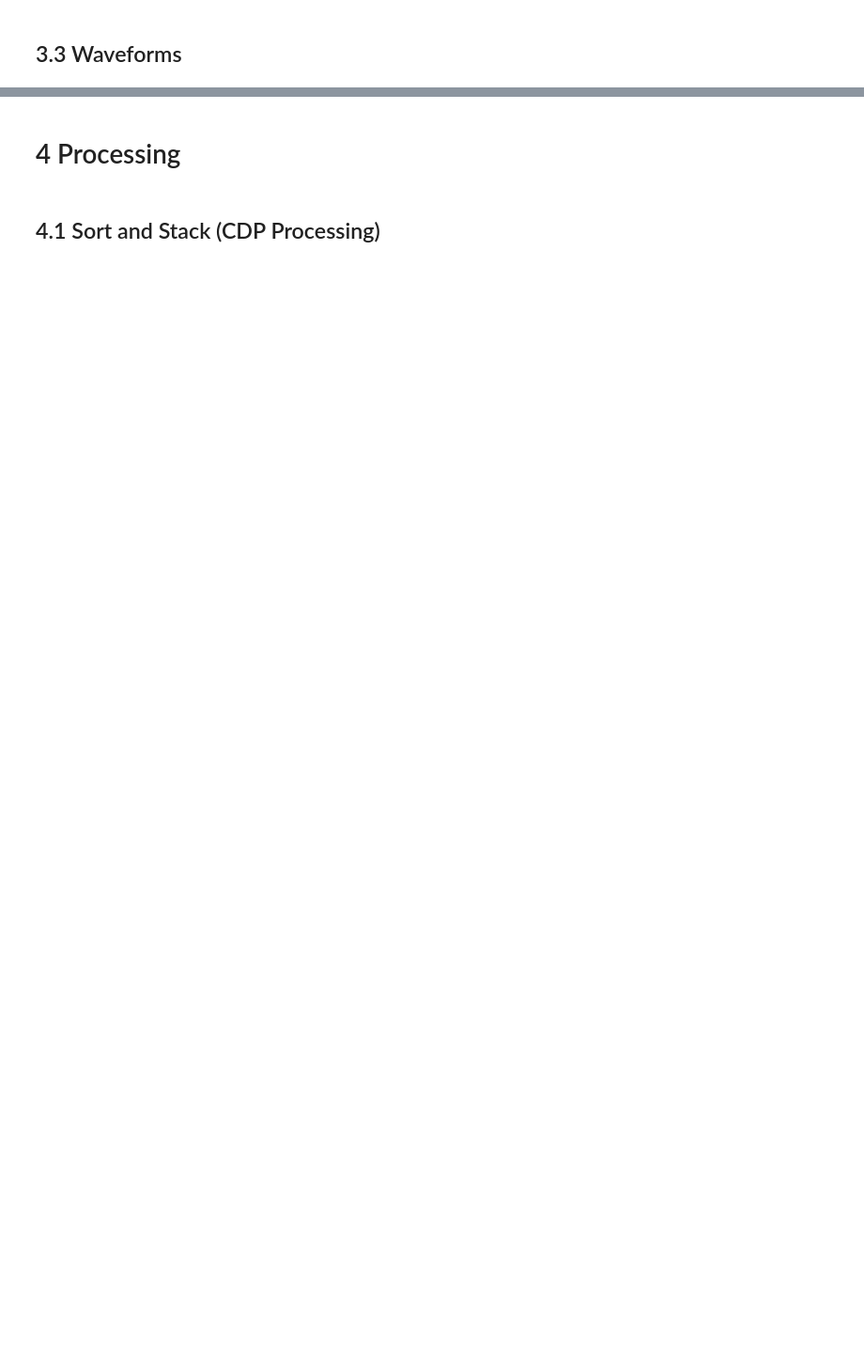
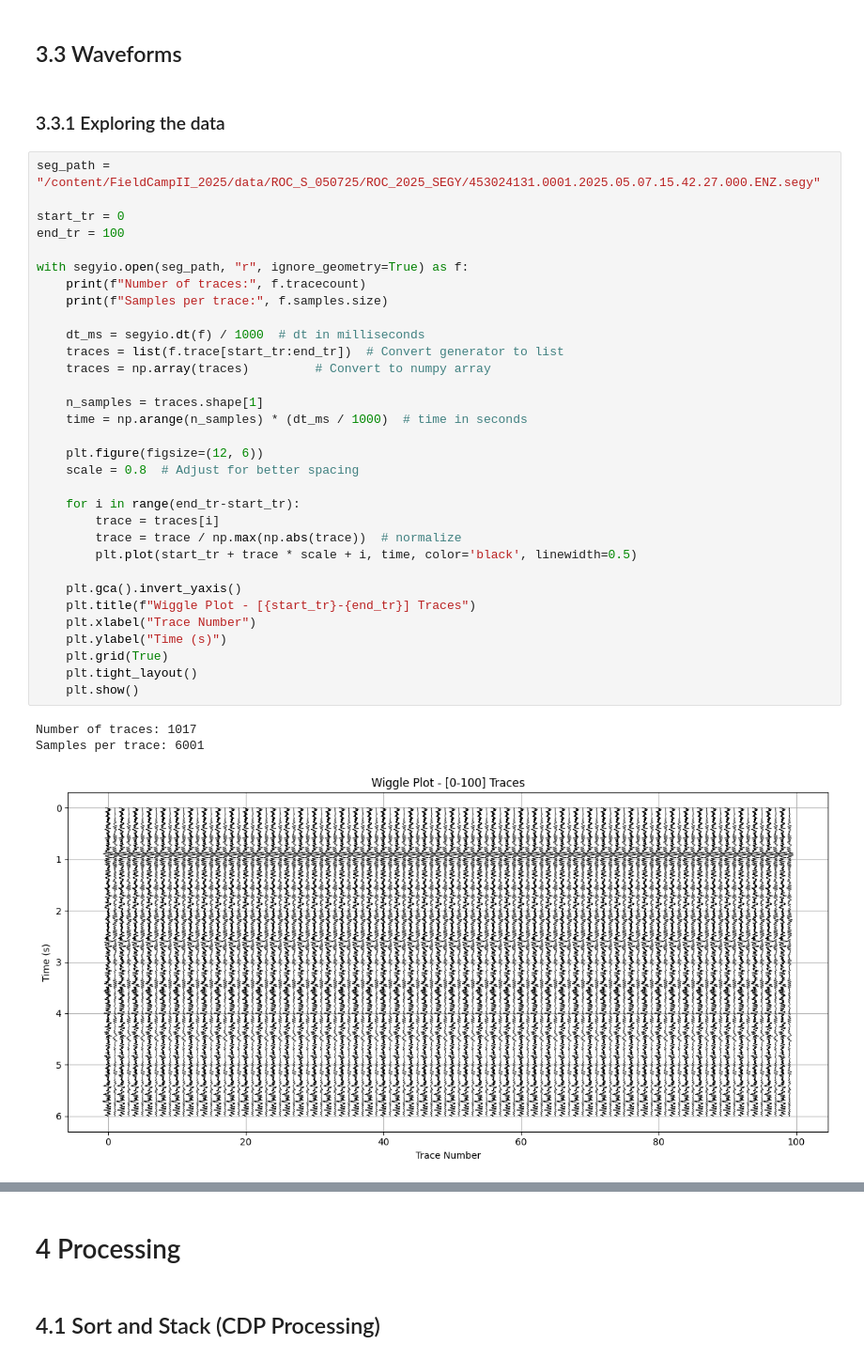
Before and after one commit to ecastillot/FieldCampII_2025, a Jupyter notebook: examples/seismic/SU_proc.ipynb, the cells around one changed output, grey strips where cells are left out. Shown at 94% size. Drawn from its saved outputs; the diff is of its cells as text; blank space fills up the shorter version.

```diff
--- a/examples/seismic/SU_proc.ipynb
+++ b/examples/seismic/SU_proc.ipynb
@@ -257,2 +314,40 @@ Source: (0, 0), Receiver: (-999990000, -999990000)
 # %% [markdown]
 ## 3.3 Waveforms
+# %% [markdown]
+### 3.3.1 Exploring the data
+# %%
+seg_path = "/content/FieldCampII_2025/data/ROC_S_050725/ROC_2025_SEGY/453024131.0001.2025.05.07.15.42.27.000.ENZ.segy"
+
+start_tr = 0
+end_tr = 100
+
+with segyio.open(seg_path, "r", ignore_geometry=True) as f:
+    print(f"Number of traces:", f.tracecount)
+    print(f"Samples per trace:", f.samples.size)
+
+    dt_ms = segyio.dt(f) / 1000  # dt in milliseconds
+    traces = list(f.trace[start_tr:end_tr])  # Convert generator to list
+    traces = np.array(traces)         # Convert to numpy array
+
+    n_samples = traces.shape[1]
+    time = np.arange(n_samples) * (dt_ms / 1000)  # time in seconds
+
+    plt.figure(figsize=(12, 6))
+    scale = 0.8  # Adjust for better spacing
+
+    for i in range(end_tr-start_tr):
+        trace = traces[i]
+        trace = trace / np.max(np.abs(trace))  # normalize
+        plt.plot(start_tr + trace * scale + i, time, color='black', linewidth=0.5)
+
+    plt.gca().invert_yaxis()
+    plt.title(f"Wiggle Plot - [{start_tr}-{end_tr}] Traces")
+    plt.xlabel("Trace Number")
+    plt.ylabel("Time (s)")
+    plt.grid(True)
+    plt.tight_layout()
+    plt.show()
+# %% [output]
+Number of traces: 1017
+Samples per trace: 6001
+[figure, added]
```
Also changed, not shown: parts of 21 cells of this notebook.
